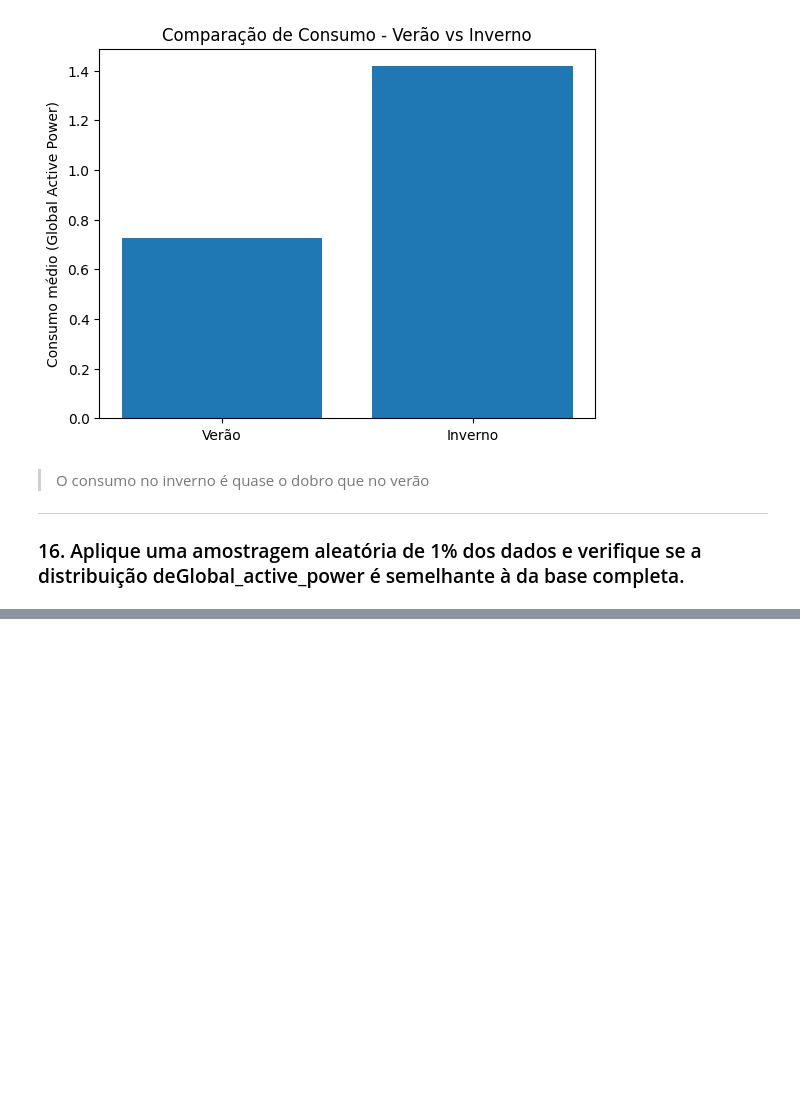
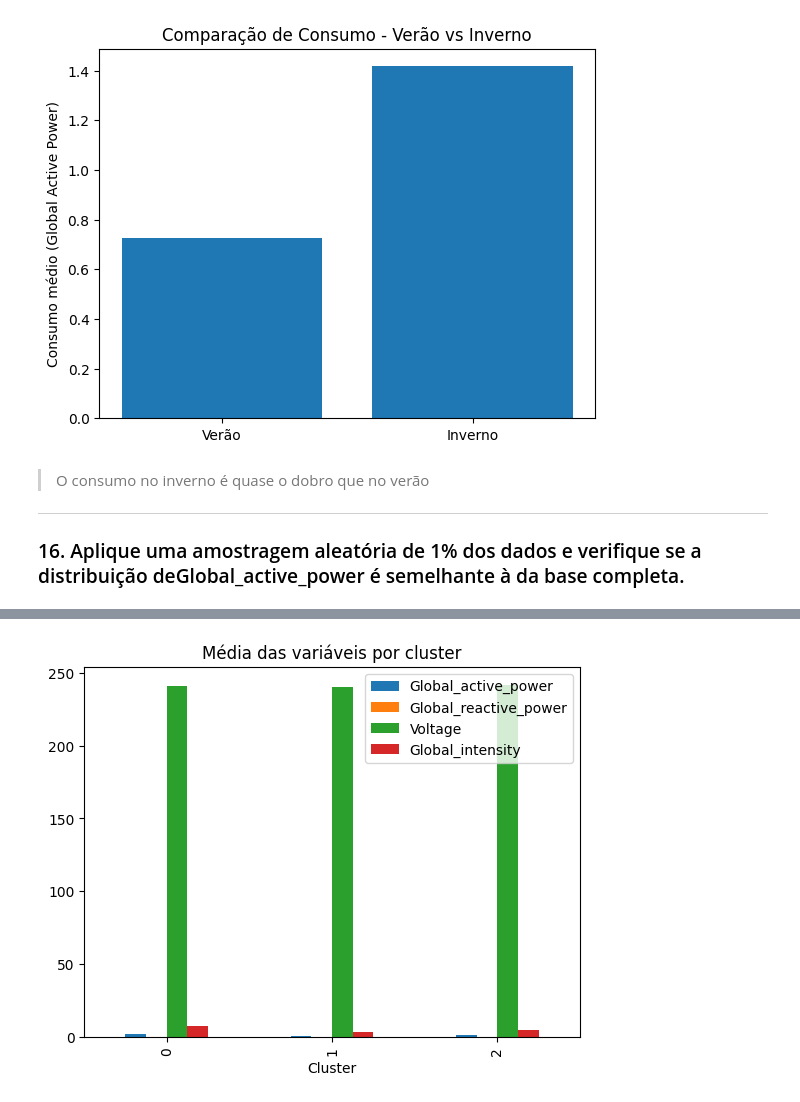
Before and after one commit to Entrega-CheckPoint/IOT-IOB-GENERATIVE-IA-CP04, a Jupyter notebook: checkpoint.ipynb, the cells around one changed output, grey strips where cells are left out. Cells and saved outputs as stored; diff of their text form; code cells hidden in the pictures; blank space fills up the shorter version.

```diff
--- a/checkpoint.ipynb
+++ b/checkpoint.ipynb
@@ -432,0 +547,7 @@ plt.show()
+# %%
+df_cluster_mean = df_daily.groupby("Cluster")[["Global_active_power", "Global_reactive_power", "Voltage", "Global_intensity"]].mean()
+df_cluster_mean.plot(kind="bar")
+plt.title("Média das variáveis por cluster")
+plt.show()
+# %% [output]
+[figure, added]
```
Also changed, not shown: parts of 9 cells of this notebook.
